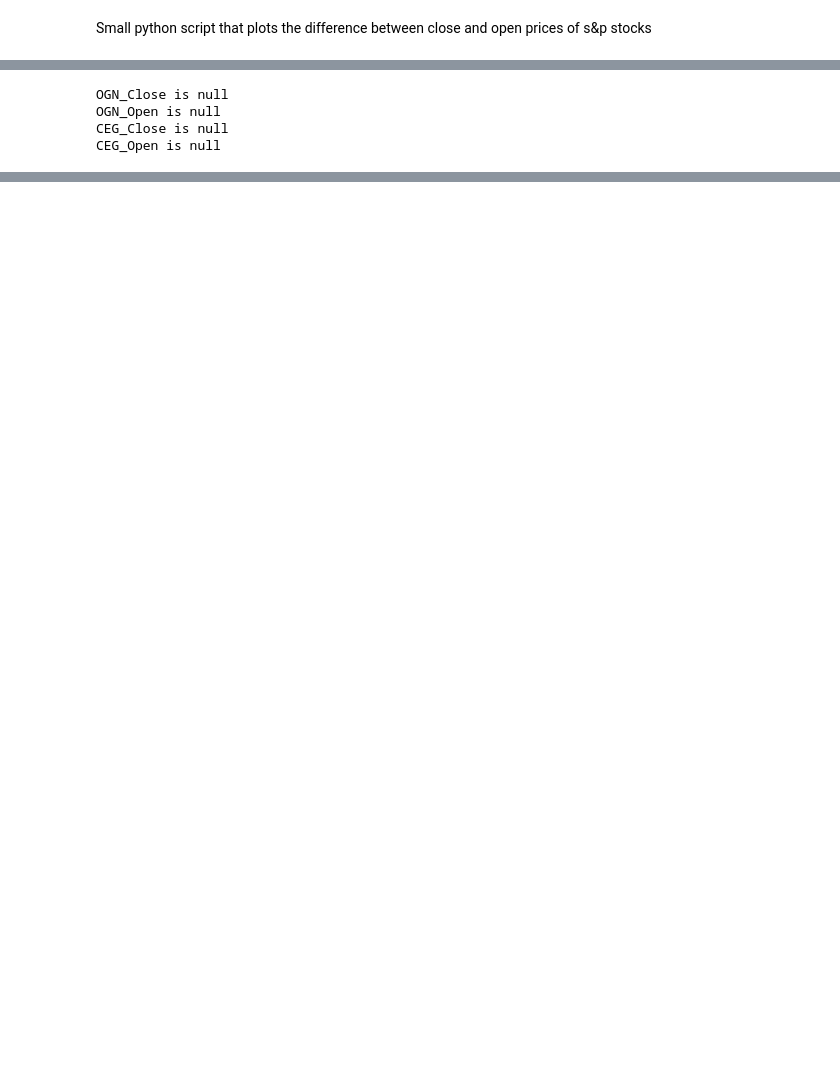
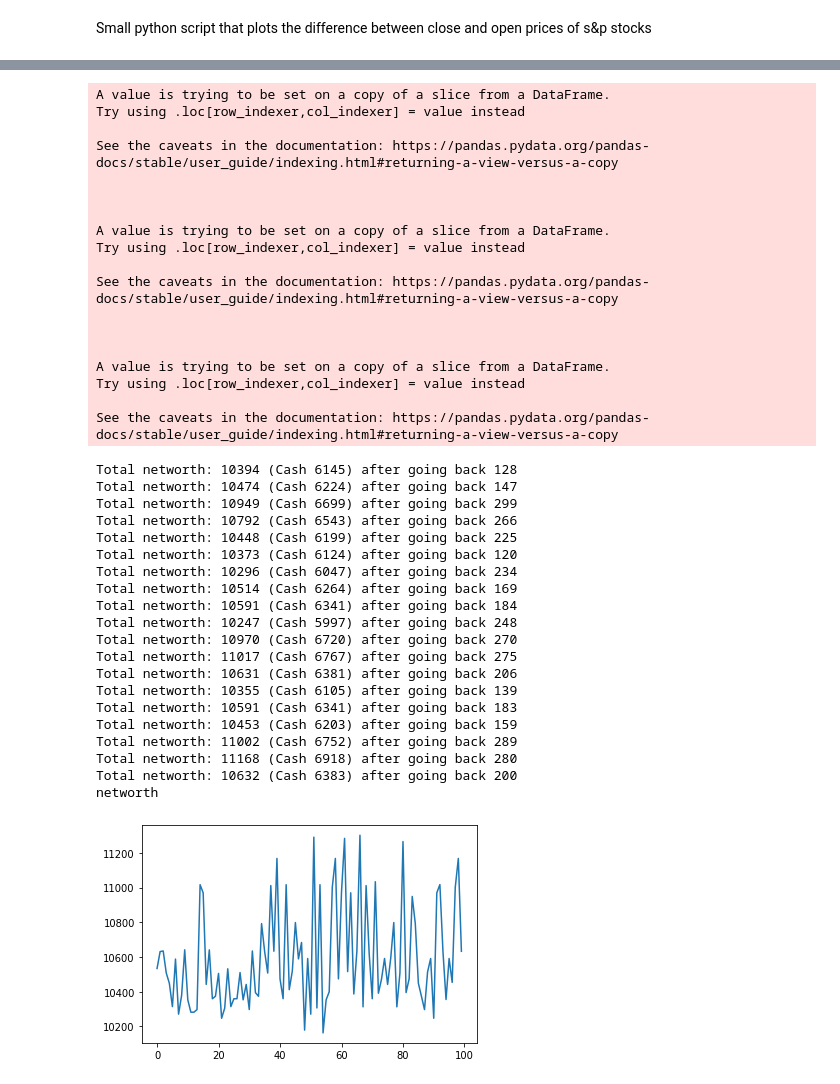
Before and after one commit to MuralidharB/tft-stocks, a Jupyter notebook: close_open.ipynb, the cells around one changed output, grey strips where cells are left out. Cells and saved outputs as stored; diff of their text form; code cells hidden in the pictures; blank space fills up the shorter version.

```diff
--- a/close_open.ipynb
+++ b/close_open.ipynb
@@ -237,9 +283,24 @@ Total networth: 9494 (Cash 1) after going back 23
-# %%
-for c in stocks_ts.columns:
-  if stocks_ts[c].isnull().any():
-    print (c + " is null")
-# %% [output]
-OGN_Close is null
-OGN_Open is null
-CEG_Close is null
-CEG_Open is null
+# %%
+import random
+
+## Hyper parameters
+buy_trigger = 3    # times standard deviation
+sell_trigger = 1   # times the avg cost of the security to grow before we sell
+security_age = 15  # number of days to hold the security before we cut the losses
+lockin_gains_factor = 1.1 # times the orignal amount to grow before we lockin the gains.
+
+
+nws = []
+for i in range(100):
+  tradingdays_togoback = random.randint(100, 300)
+  networth, current, pm = do_one_backtesting(tradingdays_togoback)
+  print("Total networth: %d (Cash %d) after going back %d" % (networth, current_account, tradingdays_togoback))
+  #print(portfolio)
+  nws.append(networth)
+  #plt.plot(pm)
+  #plt.show()
+
+print("networth")
+plt.plot(nws)
+plt.show()
+# %% [output]
@@ -245,0 +324,39 @@ CEG_Open is null
+A value is trying to be set on a copy of a slice from a DataFrame.
+Try using .loc[row_indexer,col_indexer] = value instead
+
+See the caveats in the documentation: https://pandas.pydata.org/pandas-docs/stable/user_guide/indexing.html#returning-a-view-versus-a-copy
+
+
+
+A value is trying to be set on a copy of a slice from a DataFrame.
+Try using .loc[row_indexer,col_indexer] = value instead
+
+See the caveats in the documentation: https://pandas.pydata.org/pandas-docs/stable/user_guide/indexing.html#returning-a-view-versus-a-copy
+
+
+
+A value is trying to be set on a copy of a slice from a DataFrame.
+Try using .loc[row_indexer,col_indexer] = value instead
+
+See the caveats in the documentation: https://pandas.pydata.org/pandas-docs/stable/user_guide/indexing.html#returning-a-view-versus-a-copy
+Total networth: 10394 (Cash 6145) after going back 128
+Total networth: 10474 (Cash 6224) after going back 147
+Total networth: 10949 (Cash 6699) after going back 299
+Total networth: 10792 (Cash 6543) after going back 266
+Total networth: 10448 (Cash 6199) after going back 225
+Total networth: 10373 (Cash 6124) after going back 120
+Total networth: 10296 (Cash 6047) after going back 234
+Total networth: 10514 (Cash 6264) after going back 169
+Total networth: 10591 (Cash 6341) after going back 184
+Total networth: 10247 (Cash 5997) after going back 248
+Total networth: 10970 (Cash 6720) after going back 270
+Total networth: 11017 (Cash 6767) after going back 275
+Total networth: 10631 (Cash 6381) after going back 206
+Total networth: 10355 (Cash 6105) after going back 139
+Total networth: 10591 (Cash 6341) after going back 183
+Total networth: 10453 (Cash 6203) after going back 159
+Total networth: 11002 (Cash 6752) after going back 289
+Total networth: 11168 (Cash 6918) after going back 280
+Total networth: 10632 (Cash 6383) after going back 200
+networth
+[figure, added]
```
Also changed, not shown: parts of 9 cells of this notebook.
